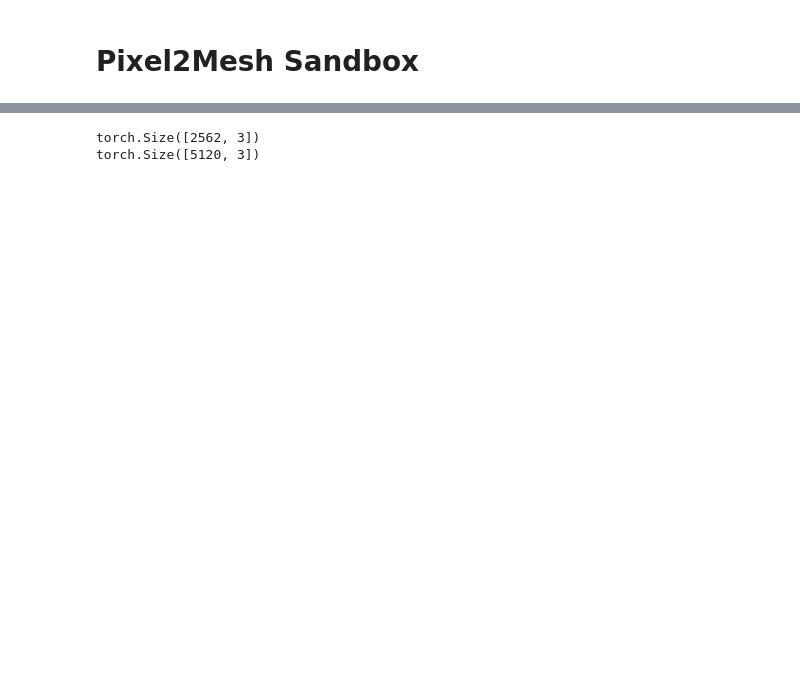
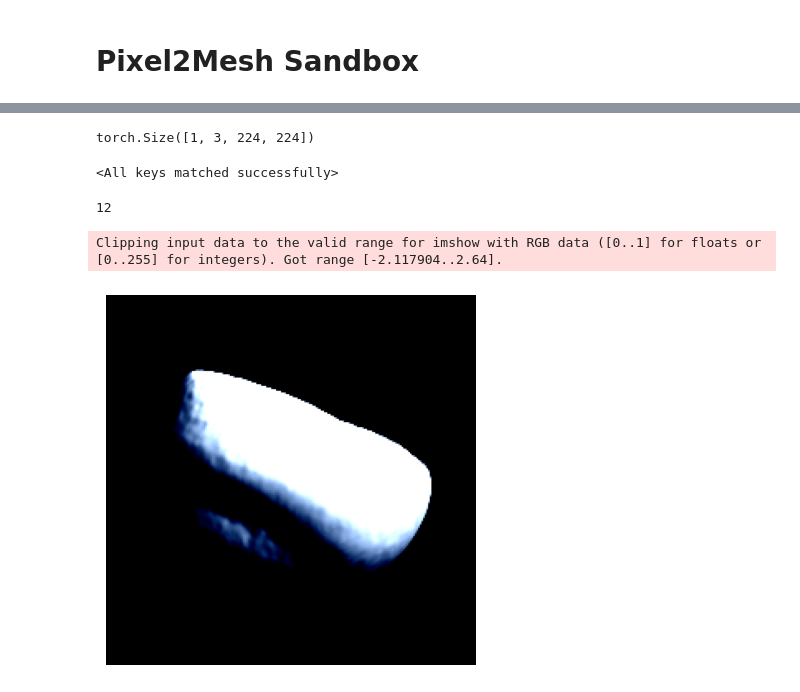
Before and after one commit to 3d-pollen-reconstruction/sequoia, a Jupyter notebook: notebooks/p2m_sandbox.ipynb, the cells around one changed output, grey strips where cells are left out. Drawn from its saved outputs; the diff is of its cells as text; code cells hidden in the pictures; blank space fills up the shorter version.

```diff
--- a/notebooks/p2m_sandbox.ipynb
+++ b/notebooks/p2m_sandbox.ipynb
@@ -768,7 +803,7 @@ options.model.gconv_activation = True
 # provide a boundary for z, so that z will never be equal to 0, on denominator
 # if z is greater than 0, it will never be less than z;
 # if z is less than 0, it will never be greater than z.
-options.model.z_threshold = -1e-3
+options.model.z_threshold = 1e-3
 # align with original tensorflow model
 # please follow experiments/tensorflow.yml
 options.model.align_with_tensorflow = False
@@ -1017,17 +1050,22 @@ from torch.utils.data import Subset
 device = torch.device("cuda" if torch.cuda.is_available() else "cpu")
 
 # 2) data
+def repeat_to_3channels(x):
+    return x.repeat(3, 1, 1)
+
 dataset = PollenDataset(
     image_transforms = torchvision.transforms.Compose([
-        torchvision.transforms.Resize((224, 224)),   # 1) Resize the PIL image
-        torchvision.transforms.ToTensor(),           # 2) Convert PIL→Tensor, scaling to [0,1]
-        torchvision.transforms.Normalize([0.5], [0.5]),  # 3) Now you can normalize
+        torchvision.transforms.Resize((224, 224)),
+        torchvision.transforms.ToTensor(),                 # (1,H,W)
+        torchvision.transforms.Lambda(lambda x: x.repeat(3,1,1)),  # (3,H,W)
+        torchvision.transforms.Normalize([0.485, 0.456, 0.406],
+                                        [0.229, 0.224, 0.225]),
     ])
 
 )
-dataset_subset = Subset(dataset, range(16))
+dataset_subset = Subset(dataset, range(128))
 
-loader = DataLoader(dataset_subset, batch_size=4, shuffle=True, num_workers=4)
+loader = DataLoader(dataset_subset, batch_size=12, shuffle=True, num_workers=0)
 
 # 3) model, loss, optimizer
 model = P2MModel(
@@ -1038,4 +1076,10 @@ model = P2MModel(
     mesh_pos=torch.tensor([0.0,0.0,0.0], device=device),
 ).to(device)
 
-optimizer = torch.optim.Adam(model.parameters(), lr=1e-2)
+#for m in model.nn_encoder.modules():
+#    if isinstance(m, nn.BatchNorm2d):
+#        m.eval()           # freeze running stats
+#        for p in m.parameters():
+#            p.requires_grad = False   # optional: also freeze γ, β
+
+optimizer = torch.optim.Adam(model.parameters(), lr=1e-5)
@@ -1093,6 +1203,20 @@ pred_left = model(left_tensor.unsqueeze(0).to(device))
-# %%
-print(pred_left['pred_coord'][-1][0].shape)
-print(ell.faces[2].shape)
-# %% [output]
-torch.Size([2562, 3])
-torch.Size([5120, 3])
+# %%
+left.shape
+# %% [output]
+torch.Size([1, 3, 224, 224])
+# %%
+model_inf = P2MModel(
+    options=options.model,
+    ellipsoid=ell,
+    camera_f=torch.tensor(camera_f, device=device),
+    camera_c=torch.tensor(camera_c),
+    mesh_pos=torch.tensor([0.0,0.0,0.0], device=device),
+).to(device)
+
+model_inf.load_state_dict(torch.load(os.path.join('notebooks/p2m', "lowest_p2m_loss.pth")))
+# %% [output]
+<All keys matched successfully>
+# %%
+len(imgs)
+# %% [output]
+12
@@ -1099,2 +1228,12 @@ torch.Size([5120, 3])
+# %%
+# plot the left image
+import matplotlib.pyplot as plt
+
+plt.imshow(imgs[8].permute(1,2,0).cpu().numpy(), cmap='gray')
+plt.axis('off')
+plt.show()
+# %% [output]
+Clipping input data to the valid range for imshow with RGB data ([0..1] for floats or [0..255] for integers). Got range [-2.117904..2.64].
+[figure, added]
 # %%
 import matplotlib.pyplot as plt
```
Also changed, not shown: parts of 21 cells of this notebook, 9 other files.
